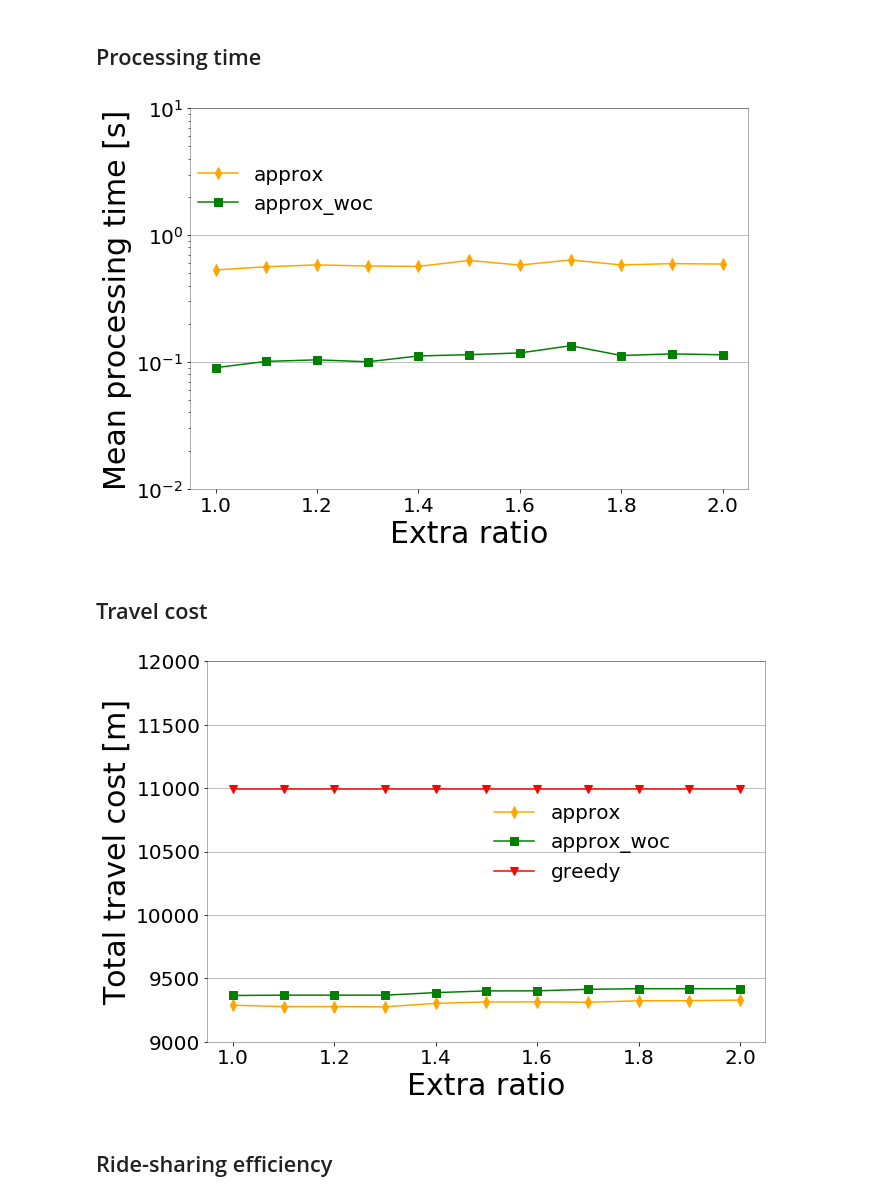
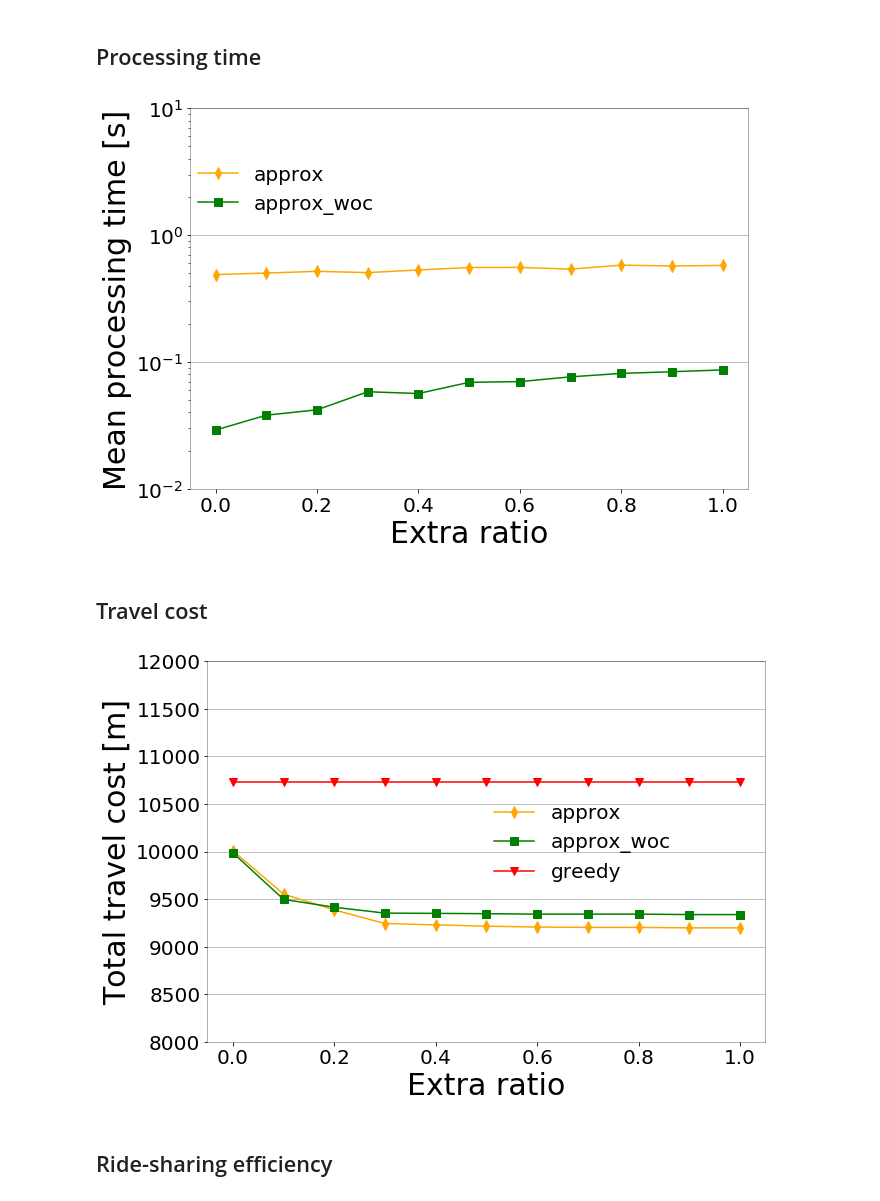
Before and after one commit to hsgser/ABRSWC, a Jupyter notebook: Evaluate_extra_ratio.ipynb, the cells around one changed output. Drawn from its saved outputs; the diff is of its cells as text; code cells hidden in the pictures.

Commit message:
Fixed extra ratio + Replaced heapq by priority_dict

```diff
--- a/Evaluate_extra_ratio.ipynb
+++ b/Evaluate_extra_ratio.ipynb
@@ -13,10 +13,10 @@ from utils import *
 # %%
 fig_dir = 'data/figure'
 exp_name = 'compare_extra_ratio'
-time_path = 'data/time/compare_extra_ratio_2020_12_3_20_18_25.npy'
-cost_path = 'data/cost/compare_extra_ratio_2020_12_3_20_18_25.npy'
+time_path = 'data/time/compare_extra_ratio_2020_12_12_1_4_0.npy'
+cost_path = 'data/cost/compare_extra_ratio_2020_12_12_1_4_0.npy'
 methods = ['greedy', 'approx', 'approx_woc']
-sizes = np.linspace(1, 2, num=11)
+sizes = np.linspace(0, 1, num=11)
 repeats = len(sizes)
 # %% [markdown]
 # Load data
@@ -152,20 +152,20 @@ plot_proc_time(
     legend_loc=(0, 0.7)
 )
 # %% [output]
-[figure, old version]
+[figure, new version]
 # %% [markdown]
 ## Travel cost
 # %%
 plot_travel_cost(
     df_cost,
     sizes,
     exp_name,
-    ylim=(9000,12000),
+    ylim=(8000,12000),
     xlabel='Extra ratio',
     legend_loc=(0.5, 0.4)
 )
 # %% [output]
-[figure, old version]
+[figure, new version]
 # %% [markdown]
 ## Ride-sharing efficiency
 # %%
```
Also changed, not shown: parts of 8 cells of this notebook, 8 other files.
